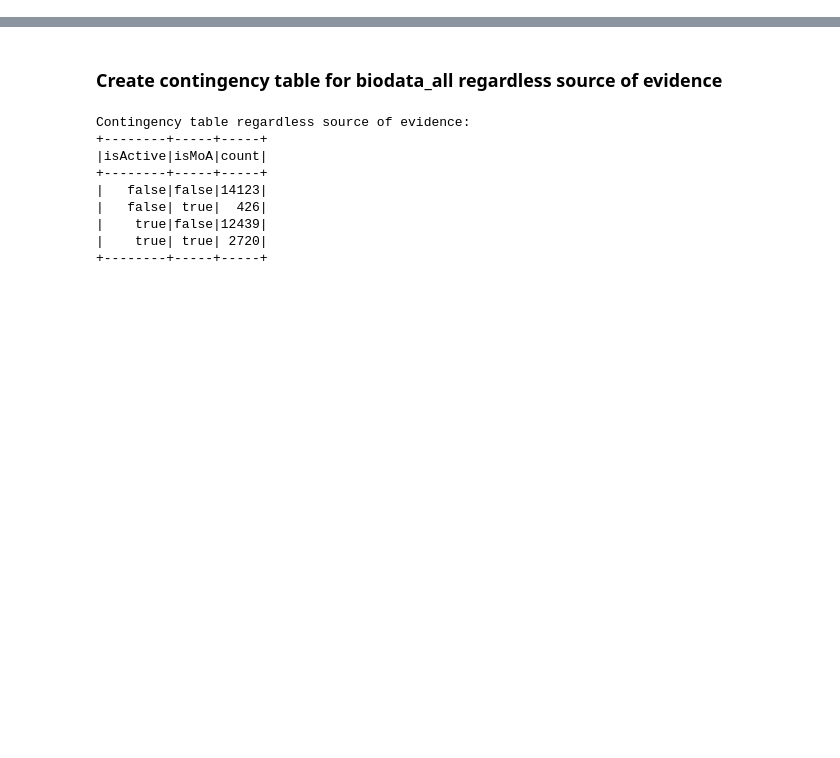
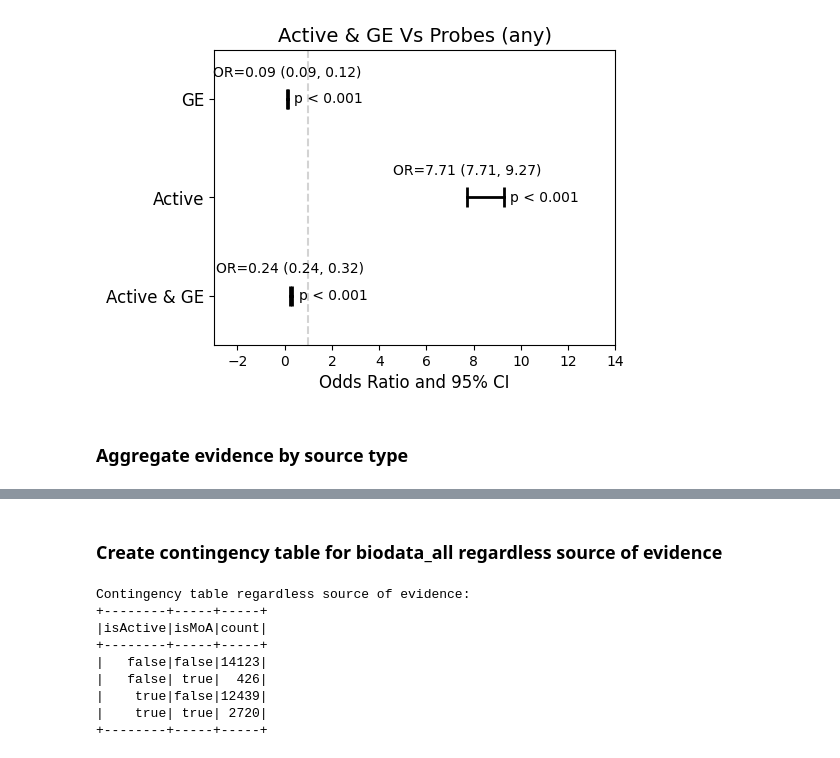
Before and after one commit to polrus/bioactivity, a Jupyter notebook: OR_calc.ipynb, the cells around one changed output, grey strips where cells are left out. Drawn from its saved outputs; the diff is of its cells as text; code cells hidden in the pictures; blank space fills up the shorter version.

Commit message:
Prebes and sources OR added

```diff
--- a/OR_calc.ipynb
+++ b/OR_calc.ipynb
@@ -36,0 +356,8 @@ only showing top 20 rows
+# %%
+# Assuming your DataFrame is named df
+biodata_GE_prob_t = biodata_GE_prob.withColumn(
+    'isHighQualityProbe_true',
+    when(col('isHighQualityProbe').isNull(), False).otherwise(col('isHighQualityProbe'))
+)
+
+biodata_GE_prob_t.show()
@@ -36,0 +382,3 @@ only showing top 20 rows
+# %%
+probe = "isHighQualityProbe_true"
+# probe = "isProbe"
@@ -36,0 +461,24 @@ only showing top 20 rows
+# %%
+# 2x2 table for Active + hasGE Vs Probes
+contingency_table_AGP = (
+    biodata_GE_prob_t
+    .groupBy("activeAndGE", probe)
+    .agg(F.count("*").alias("count"))
+    .orderBy("activeAndGE", probe)
+)
+
+print("Contingency table hasGE Vs Probes:")
+contingency_table_AGP.show()
+
+# Extract counts for Fisher's test
+a, b, c, d = get_contingency_counts(contingency_table_AGP)
+
+# Fisher's Exact Test
+p_value_AGP = perform_fishers_exact_test(a, b, c, d)
+
+# Compute Odds Ratio and its Confidence Interval
+or_ratio_AGP, or_lower_AGP, or_upper_AGP = compute_odds_ratio_and_ci(a, b, c, d)
+
+print(f"Odds Ratio for Active Vs Probes: {or_ratio_AGP}")
+print(f"95% CI: ({or_lower_AGP}, {or_upper_AGP})")
+print(f"P-value: {p_value_AGP}")
@@ -36,0 +499,11 @@ only showing top 20 rows
+# %%
+ORs_probes = [or_lower_GP, or_lower_AP, or_lower_AGP]
+CIs_probes = [(or_lower_GP, or_upper_GP), (or_lower_AP, or_upper_AP), (or_lower_AGP, or_upper_AGP)]
+p_values_probes = [p_value_GP, p_value_AP, p_value_AGP]
+labels_probes = ['GE', 'Active', 'Active & GE']
+
+forest_plot(ORs_probes, CIs_probes, p_values_probes, labels_probes, "Probes_v1", "Active & GE Vs Probes (any)", figsize=(6, 4), xlim=(-3, 14))
+# %% [output]
+[figure, added]
+# %% [markdown]
+### Aggregate evidence by source type
```
Also changed, not shown: parts of 32 cells of this notebook, 7 other files.
